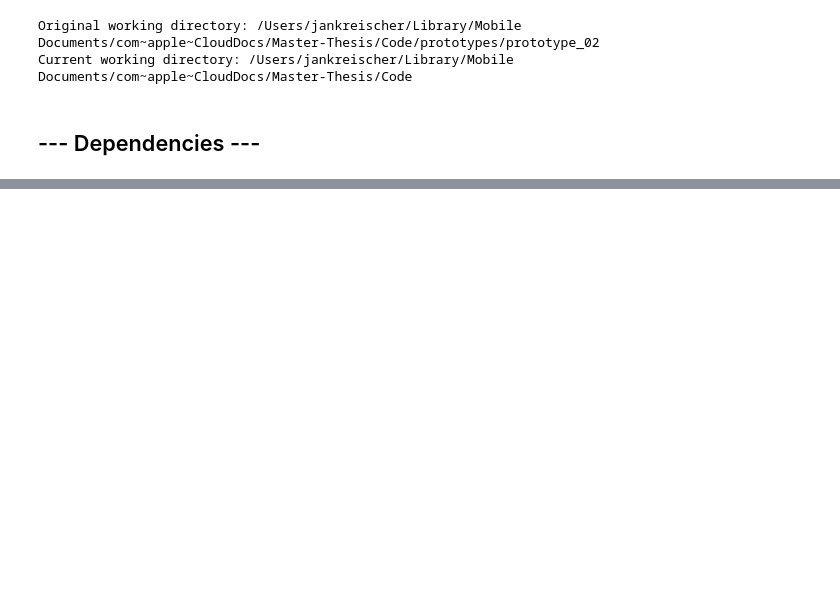
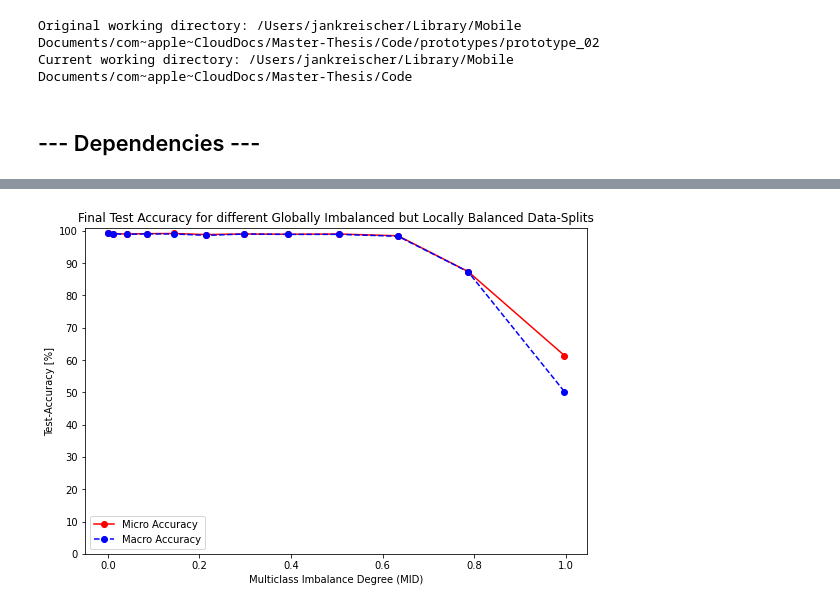
Before and after one commit to jan-kreischer/FedRL-for-IoT-Security, a Jupyter notebook: prototypes/prototype_02/experiment-02.ipynb, the cells around one changed output, grey strips where cells are left out. Drawn from its saved outputs; the diff is of its cells as text; code cells hidden in the pictures; blank space fills up the shorter version.

```diff
--- a/prototypes/prototype_02/experiment-02.ipynb
+++ b/prototypes/prototype_02/experiment-02.ipynb
@@ -1767,0 +216,4 @@ e1v5.plot_test_performances()
+# %%
+plot_mid_sweep_test_accuracies(e2v1_final_micro_accuracies, e2v1_final_macro_accuracies)
+# %% [output]
+[figure, added]
```
Also changed, not shown: parts of 61 cells of this notebook, 21 other files.
